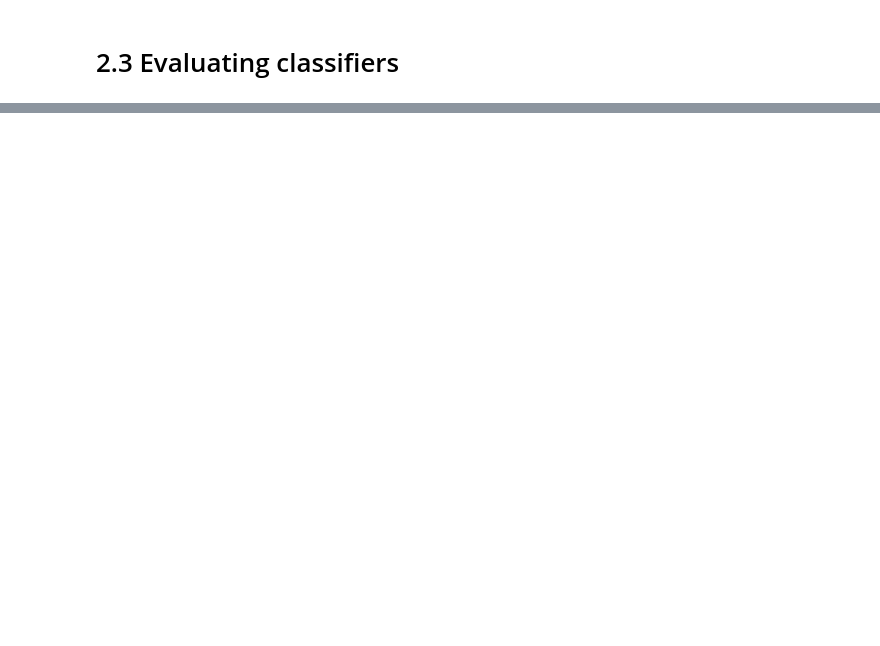
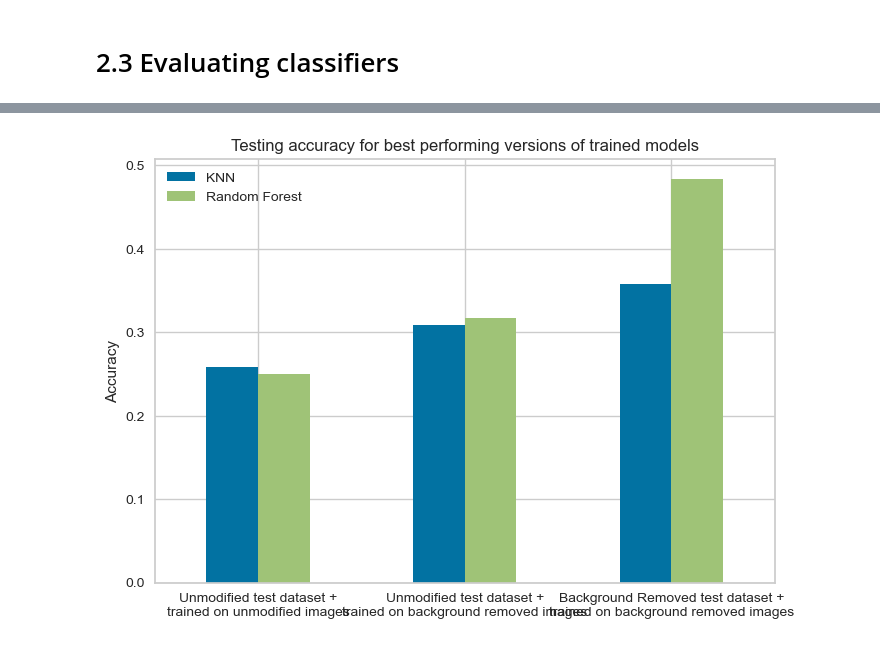
Before and after one commit to BrentonAD/SIT789-Task4-3P, a Jupyter notebook: Brenton-Adey-Notebook.ipynb, the cells around one changed output, grey strips where cells are left out. Cells and saved outputs as stored; diff of their text form; code cells hidden in the pictures; blank space fills up the shorter version.

```diff
--- a/Brenton-Adey-Notebook.ipynb
+++ b/Brenton-Adey-Notebook.ipynb
@@ -398,0 +536,84 @@ plt.show()
+# %%
+# Get test file names
+testing_file_names_no_mod = []
+testing_breed_labels = []
+testing_file_names_bg_removed = []
+
+for i, breed in enumerate(breeds):
+    sub_path = path + 'test/'
+    sub_path_bg_rm = path + 'filtered_test'
+    sub_file_names = [os.path.join(sub_path, file) for file in os.listdir(sub_path) if file.startswith(breed)]
+    sub_file_names_bg_rm = [os.path.join(sub_path_bg_rm, file) for file in os.listdir(sub_path_bg_rm) if file.startswith(breed)]
+    sub_breed_labels = [i] * len(sub_file_names) #create a list of N elements, all are i
+    testing_file_names_no_mod += sub_file_names
+    testing_file_names_bg_removed += sub_file_names_bg_rm
+    testing_breed_labels += sub_breed_labels
+
+# Generate test histograms
+testing_word_histograms_no_mod = dictionary.create_word_histograms(testing_file_names_no_mod)
+testing_word_histograms_bg_rm = dictionary.create_word_histograms(testing_file_names_bg_removed)
+# %%
+knn_predicted_labels = knn.predict(testing_word_histograms_no_mod)
+rf_predicted_labels = rf.predict(testing_word_histograms_no_mod)
+knn_predicted_labels_no_mod = knn_bg_rm.predict(testing_word_histograms_no_mod)
+rf_predicted_labels_no_mod = rf_bg_rm.predict(testing_word_histograms_no_mod)
+knn_predicted_labels_bg_rm = knn_bg_rm.predict(testing_word_histograms_bg_rm)
+rf_predicted_labels_bg_rm = rf_bg_rm.predict(testing_word_histograms_bg_rm)
+
+knn_test_acc = accuracy_score(testing_breed_labels, knn_predicted_labels)
+knn_test_acc_no_mod = accuracy_score(testing_breed_labels, knn_predicted_labels_no_mod)
+knn_test_acc_bg_rm = accuracy_score(testing_breed_labels, knn_predicted_labels_bg_rm)
+print(f"The accuracy on the unmodified test dataset for the KNN model trained on unmodified images is {knn_test_acc:.2%}")
+print(f"The accuracy on the unmodified test dataset for the KNN model trained on background removed images is {knn_test_acc_no_mod:.2%}")
+print(f"The accuracy on the background removed test dataset for the KNN model trained on background removed images is {knn_test_acc_bg_rm:.2%}")
+
+rf_test_acc = accuracy_score(testing_breed_labels, rf_predicted_labels)
+rf_test_acc_no_mod = accuracy_score(testing_breed_labels, rf_predicted_labels_no_mod)
+rf_test_acc_bg_rm = accuracy_score(testing_breed_labels, rf_predicted_labels_bg_rm)
+print(f"The accuracy on the unmodified test dataset for the Random Forest model trained on unmodified images is {rf_test_acc:.2%}")
+print(f"The accuracy on the unmodified test dataset for the Random Forest model trained on background removed images is {rf_test_acc_no_mod:.2%}")
+print(f"The accuracy on the background removed test dataset for the Random Forest model trained on background removed images is {rf_test_acc_bg_rm:.2%}")
+
+
+measurements = [
+    "Unmodified test dataset +\ntrained on unmodified images",
+    "Unmodified test dataset +\ntrained on background removed images",
+    "Background Removed test dataset +\ntrained on background removed images"
+    ]
+accuracies = {
+    "KNN" : [knn_test_acc, knn_test_acc_no_mod, knn_test_acc_bg_rm],
+    "Random Forest" : [rf_test_acc, rf_test_acc_no_mod, rf_test_acc_bg_rm]
+}
+
+accuracies_df = pd.DataFrame(accuracies, index=measurements)
+display(accuracies_df)
+
+# Plot results
+accuracies_df.plot(kind='bar')
+plt.ylabel('Accuracy')
+plt.xticks(rotation=0)
+plt.title('Testing accuracy for best performing versions of trained models')
+plt.figure(figsize=(15,7))
+plt.show()
+
+# Create a matrix for heatmap
+knn_heatmap_df = pd.DataFrame(
+    {"Unmodified": [knn_test_acc, np.nan], "Background Removed": [knn_test_acc_no_mod, knn_test_acc_bg_rm] },
+    index = ["Unmodified", "Removed Background"]
+)
+knn_heatmap = sns.heatmap(knn_heatmap_df, cmap="Blues", annot=True)
+knn_heatmap.set_xlabel("Training Set")
+knn_heatmap.set_ylabel("Testing Set")
+knn_heatmap.set_title("Heatmap of KNN accuracies for testing and training dataset combinations")
+plt.show()
+
+rf_heatmap_df = pd.DataFrame(
+    {"Unmodified": [rf_test_acc, np.nan], "Background Removed": [rf_test_acc_no_mod, rf_test_acc_bg_rm] },
+    index = ["Unmodified", "Removed Background"]
+)
+rf_heatmap = sns.heatmap(rf_heatmap_df, cmap="Greens", annot=True)
+rf_heatmap.set_xlabel("Training Set")
+rf_heatmap.set_ylabel("Testing Set")
+rf_heatmap.set_title("Heatmap of Random Forest accuracies for testing and training dataset combinations")
+plt.show()
+# %% [output]
@@ -398,0 +630 @@ plt.show()
+[figure, added]
```
Also changed, not shown: parts of 29 cells of this notebook, 1 other file.
